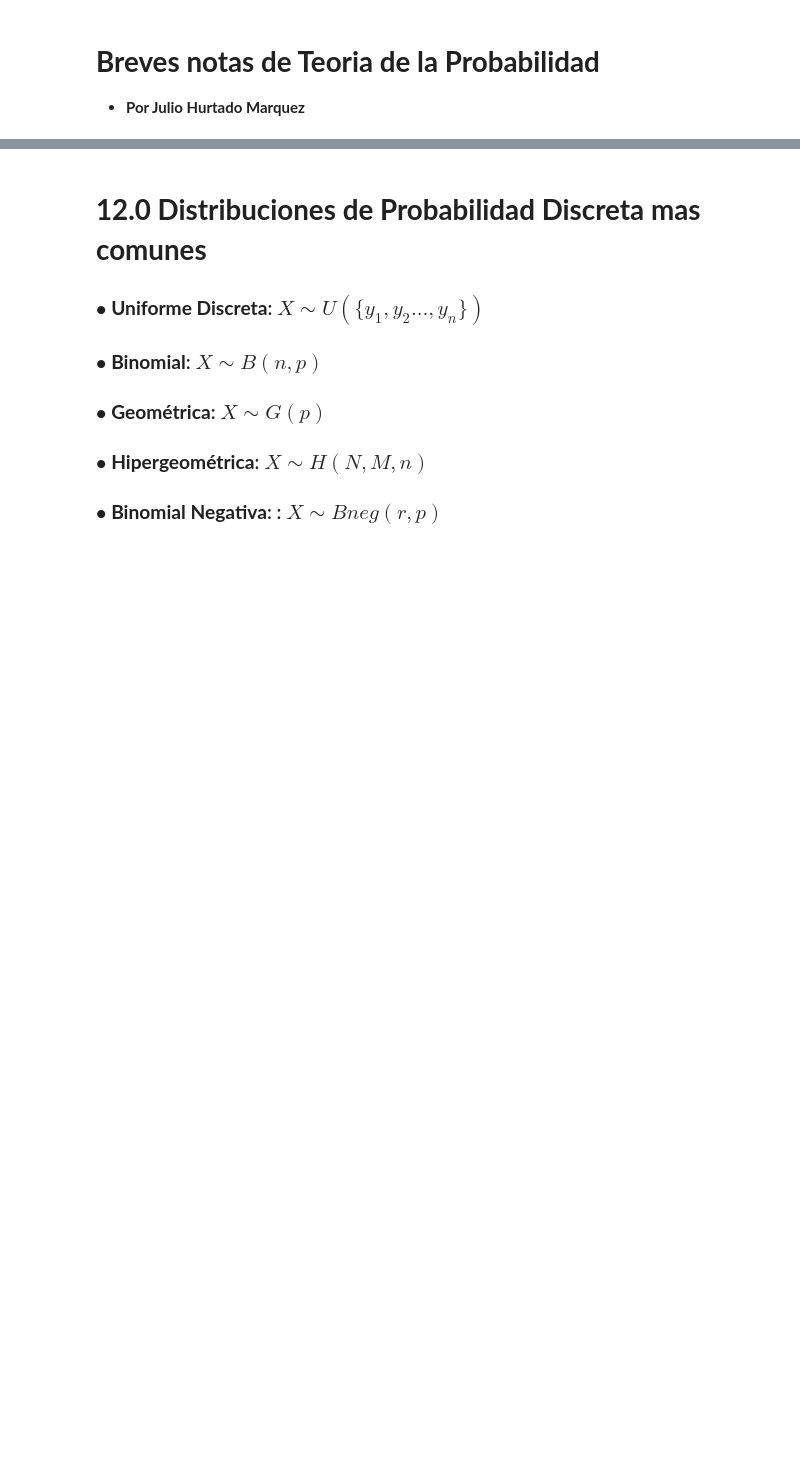
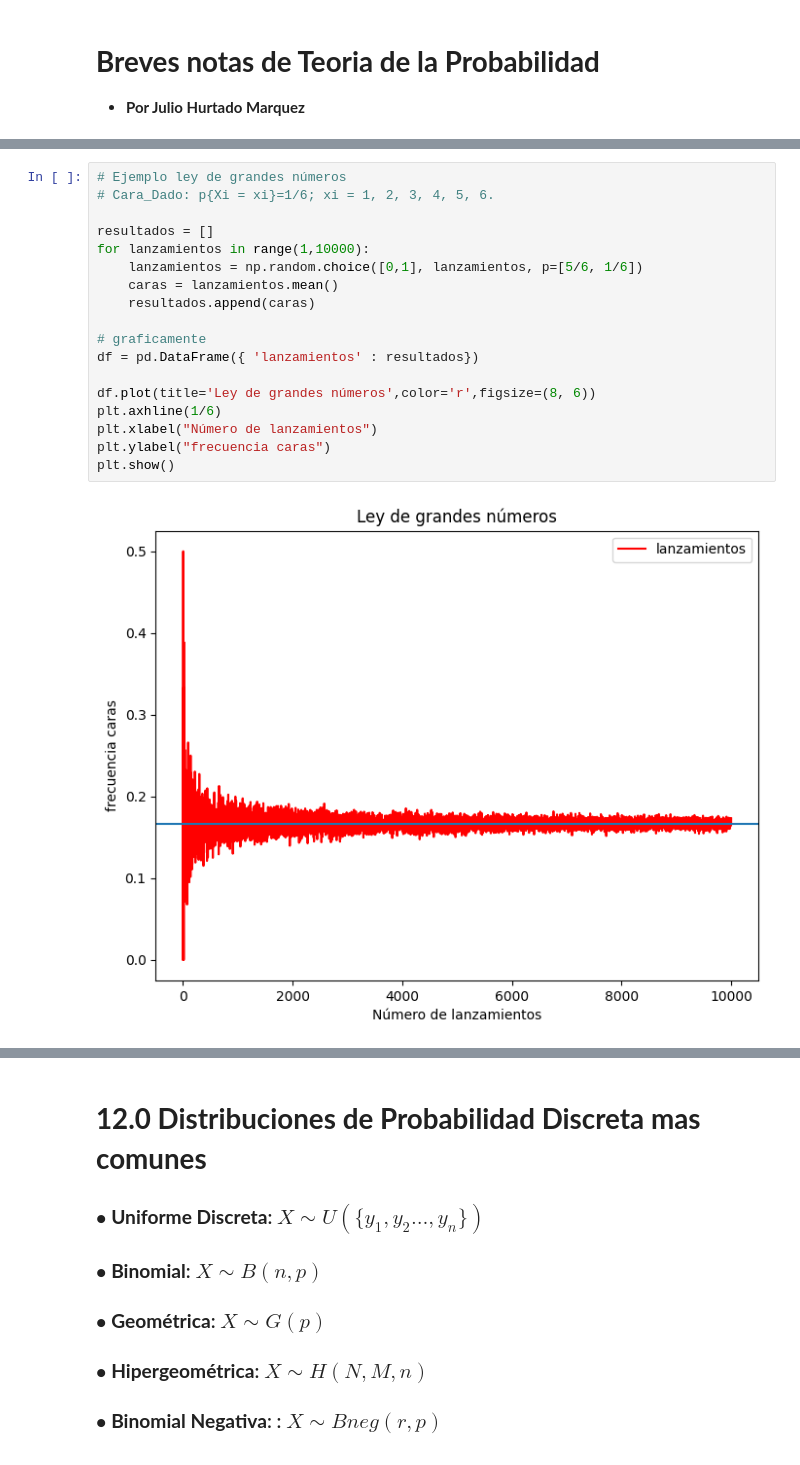
Before and after one commit to JSEFERINO/Teoria-de-Probabilidad-MEYCD, a Jupyter notebook: 12_C_Probabilidad_2.ipynb, the cells around one changed output, grey strips where cells are left out. Saved outputs shown, nothing was run; the diff lists cells and outputs as text; blank space fills up the shorter version.

```diff
--- a/12_C_Probabilidad_2.ipynb
+++ b/12_C_Probabilidad_2.ipynb
@@ -182,0 +123,20 @@ $$
+# %%
+# Ejemplo ley de grandes números
+# Cara_Dado: p{Xi = xi}=1/6; xi = 1, 2, 3, 4, 5, 6.
+
+resultados = []
+for lanzamientos in range(1,10000):
+    lanzamientos = np.random.choice([0,1], lanzamientos, p=[5/6, 1/6])
+    caras = lanzamientos.mean()
+    resultados.append(caras)
+
+# graficamente
+df = pd.DataFrame({ 'lanzamientos' : resultados})
+
+df.plot(title='Ley de grandes números',color='r',figsize=(8, 6))
+plt.axhline(1/6)
+plt.xlabel("Número de lanzamientos")
+plt.ylabel("frecuencia caras")
+plt.show()
+# %% [output]
+[figure, added]
```
Also changed, not shown: parts of 20 cells of this notebook.
